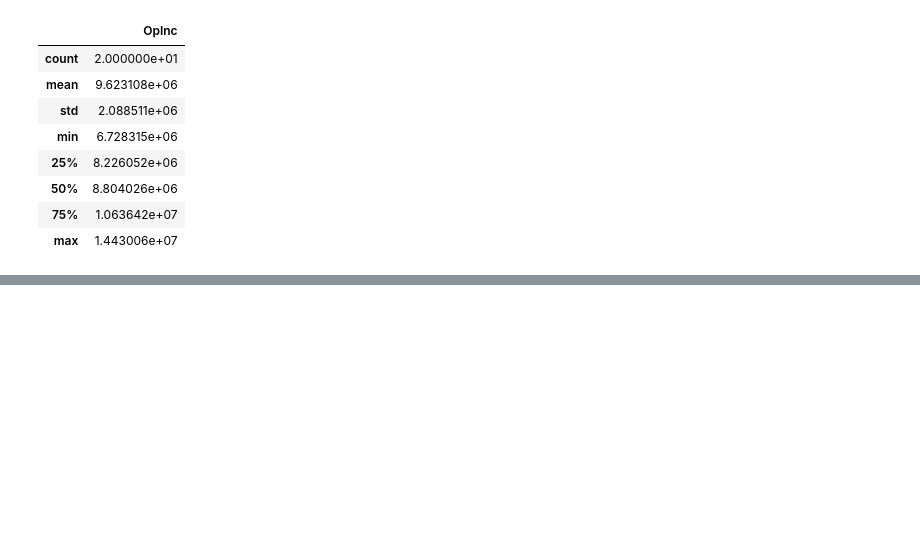
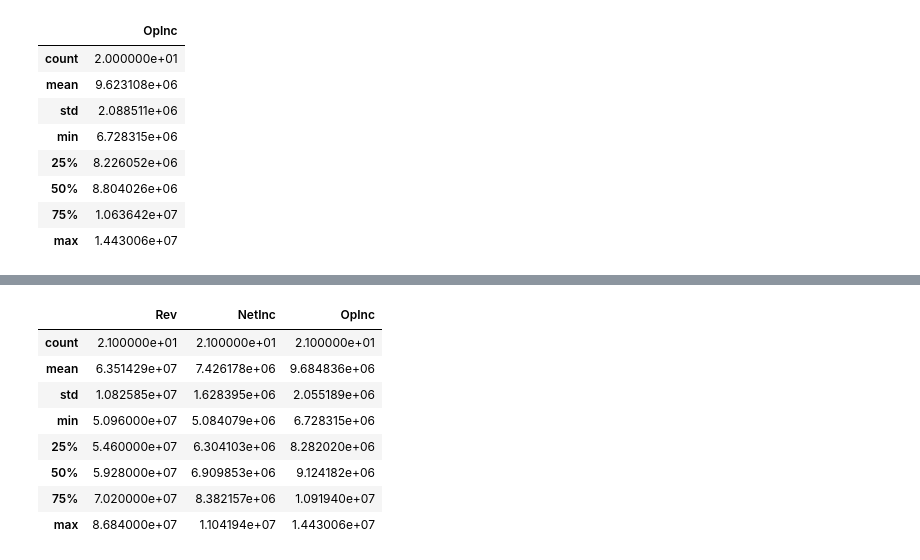
Before and after one commit to evasim/financial-assistant-rbac, a Jupyter notebook: notebook/financial_notebook.ipynb, the cells around one changed output, grey strips where cells are left out. Cells and saved outputs as stored; diff of their text form; code cells hidden in the pictures; blank space fills up the shorter version.

```diff
--- a/notebook/financial_notebook.ipynb
+++ b/notebook/financial_notebook.ipynb
@@ -201,3 +201,9 @@ df_des2.describe()
 | 50% | 8.804026e+06 |
 | 75% | 1.063642e+07 |
 | max | 1.443006e+07 |
+# %%
+# filling in missing values in messy data folder (CSV)
+
+messy["OpInc"] = messy["OpInc"].interpolate()
+messy["Notes"] = messy["Notes"].fillna(messy["Notes"].mode()[0])
+messy.info()
@@ -203,0 +223,7 @@ df_des2.describe()
+# %%
+# cleaning the messy data folder values (CSV)
+
+messy["Rev"] = messy["Rev"].str.replace("$", "", regex= False)
+messy["Rev"] = messy["Rev"].str.replace(",", "", regex= False)
+messy["Rev"] = messy["Rev"].str.strip()
+messy["Rev"] = pd.to_numeric(messy["Rev"])
@@ -203,0 +290,12 @@ df_des2.describe()
+# %%
+messy.describe()
+# %% [output]
+|  | Rev | NetInc | OpInc |
+| count | 2.100000e+01 | 2.100000e+01 | 2.100000e+01 |
+| mean | 6.351429e+07 | 7.426178e+06 | 9.684836e+06 |
+| std | 1.082585e+07 | 1.628395e+06 | 2.055189e+06 |
+| min | 5.096000e+07 | 5.084079e+06 | 6.728315e+06 |
+| 25% | 5.460000e+07 | 6.304103e+06 | 8.282020e+06 |
+| 50% | 5.928000e+07 | 6.909853e+06 | 9.124182e+06 |
+| 75% | 7.020000e+07 | 8.382157e+06 | 1.091940e+07 |
+| max | 8.684000e+07 | 1.104194e+07 | 1.443006e+07 |
```
Also changed, not shown: parts of 9 cells of this notebook.
